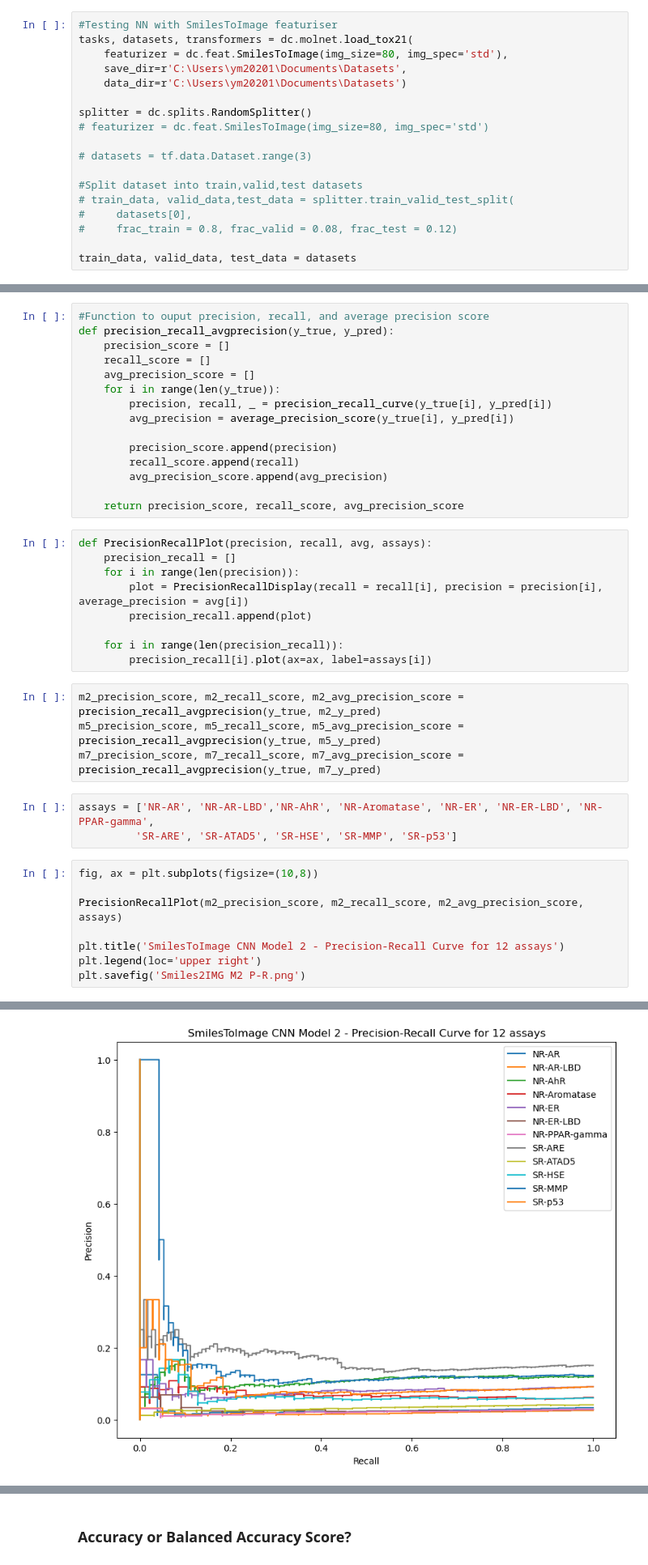
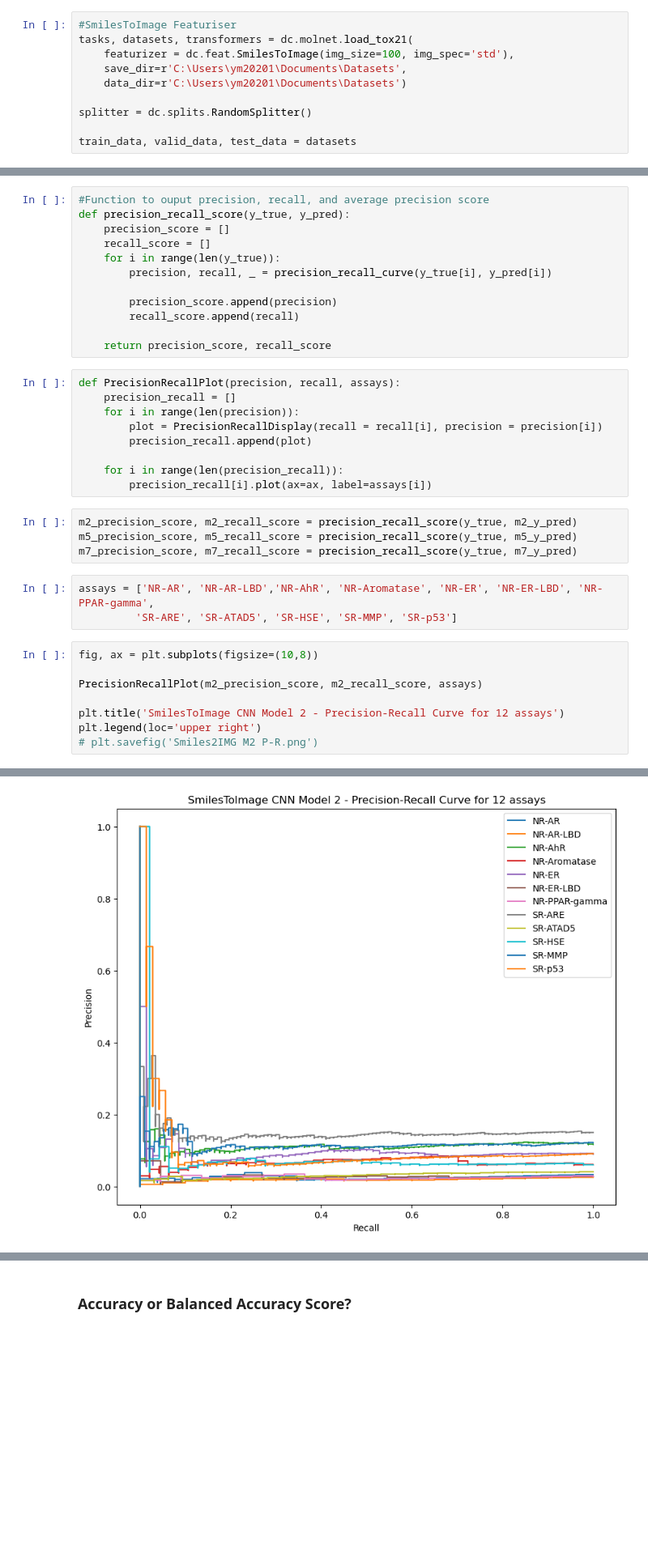
Before and after one commit to joiek/Machine-Learning-Project, a Jupyter notebook: SmilesToImage Featuriser.ipynb, the cells around one changed output, grey strips where cells are left out. Shown at 81% size. Drawn from its saved outputs; the diff is of its cells as text; blank space fills up the shorter version.

```diff
--- a/SmilesToImage Featuriser.ipynb
+++ b/SmilesToImage Featuriser.ipynb
@@ -44,19 +45,11 @@ Tox21 Assay List: <br>
 # dc.__version__
 # %%
-#Testing NN with SmilesToImage featuriser
+#SmilesToImage Featuriser
 tasks, datasets, transformers = dc.molnet.load_tox21(
-    featurizer = dc.feat.SmilesToImage(img_size=80, img_spec='std'),
+    featurizer = dc.feat.SmilesToImage(img_size=100, img_spec='std'),
     save_dir=r'C:\Users\ym20201\Documents\Datasets',
     data_dir=r'C:\Users\ym20201\Documents\Datasets')
 
 splitter = dc.splits.RandomSplitter()
-# featurizer = dc.feat.SmilesToImage(img_size=80, img_spec='std')
-
-# datasets = tf.data.Dataset.range(3)
-
-#Split dataset into train,valid,test datasets
-# train_data, valid_data,test_data = splitter.train_valid_test_split(
-#     datasets[0],
-#     frac_train = 0.8, frac_valid = 0.08, frac_test = 0.12)
 
 train_data, valid_data, test_data = datasets
@@ -400,41 +394,38 @@ m7_y_pred_new = [m7_y_pred_new_1, m7_y_pred_new_2, m7_y_pred_new_3, m7_y_pred_ne
 ### Precision and Recall score
 # %%
 #Function to ouput precision, recall, and average precision score
-def precision_recall_avgprecision(y_true, y_pred):
+def precision_recall_score(y_true, y_pred):
     precision_score = []
     recall_score = []
-    avg_precision_score = []
     for i in range(len(y_true)):
         precision, recall, _ = precision_recall_curve(y_true[i], y_pred[i])
-        avg_precision = average_precision_score(y_true[i], y_pred[i])
 
         precision_score.append(precision)
         recall_score.append(recall)
-        avg_precision_score.append(avg_precision)
 
-    return precision_score, recall_score, avg_precision_score
+    return precision_score, recall_score
 # %%
-def PrecisionRecallPlot(precision, recall, avg, assays):
+def PrecisionRecallPlot(precision, recall, assays):
     precision_recall = []
     for i in range(len(precision)):
-        plot = PrecisionRecallDisplay(recall = recall[i], precision = precision[i], average_precision = avg[i])
+        plot = PrecisionRecallDisplay(recall = recall[i], precision = precision[i])
         precision_recall.append(plot)
 
     for i in range(len(precision_recall)):
         precision_recall[i].plot(ax=ax, label=assays[i])
 # %%
-m2_precision_score, m2_recall_score, m2_avg_precision_score = precision_recall_avgprecision(y_true, m2_y_pred)
-m5_precision_score, m5_recall_score, m5_avg_precision_score = precision_recall_avgprecision(y_true, m5_y_pred)
-m7_precision_score, m7_recall_score, m7_avg_precision_score = precision_recall_avgprecision(y_true, m7_y_pred)
+m2_precision_score, m2_recall_score = precision_recall_score(y_true, m2_y_pred)
+m5_precision_score, m5_recall_score = precision_recall_score(y_true, m5_y_pred)
+m7_precision_score, m7_recall_score = precision_recall_score(y_true, m7_y_pred)
 # %%
 assays = ['NR-AR', 'NR-AR-LBD','NR-AhR', 'NR-Aromatase', 'NR-ER', 'NR-ER-LBD', 'NR-PPAR-gamma',
          'SR-ARE', 'SR-ATAD5', 'SR-HSE', 'SR-MMP', 'SR-p53']
 # %%
 fig, ax = plt.subplots(figsize=(10,8))
 
-PrecisionRecallPlot(m2_precision_score, m2_recall_score, m2_avg_precision_score, assays)
+PrecisionRecallPlot(m2_precision_score, m2_recall_score, assays)
 
 plt.title('SmilesToImage CNN Model 2 - Precision-Recall Curve for 12 assays')
 plt.legend(loc='upper right')
-plt.savefig('Smiles2IMG M2 P-R.png')
+# plt.savefig('Smiles2IMG M2 P-R.png')
 # %% [output]
@@ -441,4 +433,4 @@ plt.savefig('Smiles2IMG M2 P-R.png')
-[figure, old version]
+[figure, new version]
 # %%
 fig, ax = plt.subplots(figsize=(10,8))
 
```
Also changed, not shown: parts of 72 cells of this notebook.
